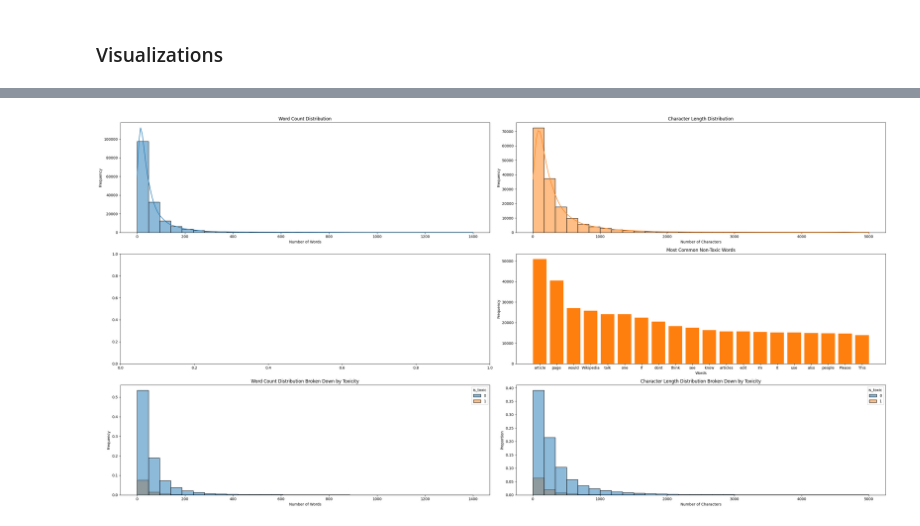
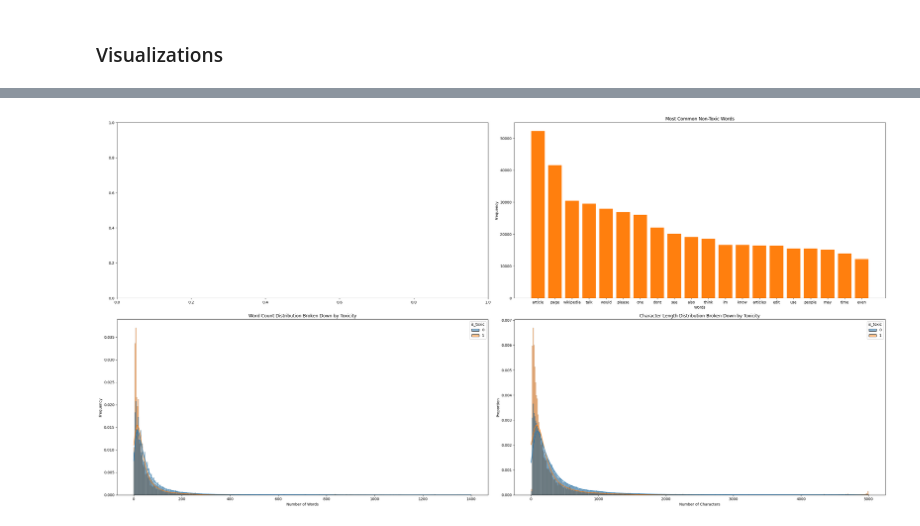
Before and after one commit to johne18/ml_learnings, a Jupyter notebook: SafeChat/notebooks/jigsaw_eda.ipynb, the cells around one changed output, grey strips where cells are left out. Saved outputs shown, nothing was run; the diff lists cells and outputs as text; code cells hidden in the pictures.

```diff
--- a/SafeChat/notebooks/jigsaw_eda.ipynb
+++ b/SafeChat/notebooks/jigsaw_eda.ipynb
@@ -65,0 +69,3 @@ np.int64(0)
+# %%
+jigsaw_cleaned_df['comment_text'] = jigsaw_cleaned_df['comment_text'].str.lower()
+jigsaw_cleaned_df.head(5)
@@ -81,30 +163,5 @@ non_toxic_df = jigsaw_cleaned_df[jigsaw_cleaned_df['is_toxic'] == 0]['comment_te
 # %%
-fig, axes = plt.subplots(3, 2, figsize=(30, 15))
-
-# ============= Word count distribution ============
-
-
-# Split each and get length of each string in the comment_text column
-sns.histplot(jigsaw_cleaned_df['comment_text'].str.split().str.len(), bins=30, kde=True, color='tab:blue', ax=axes[0,0])
-axes[0,0].set_title('Word Count Distribution')
-axes[0,0].set_xlabel('Number of Words')
-axes[0,0].set_ylabel('Frequency')
-
-
-# ============= Word count distribution ============
-
-
-# ========== Character length distribution ==========
-
-
-# Get length of each string in the comment_text column
-sns.histplot(jigsaw_cleaned_df['comment_text'].str.len(), bins=30, kde=True, color='tab:orange', ax=axes[0,1])
-axes[0,1].set_title('Character Length Distribution')
-axes[0,1].set_xlabel('Number of Characters')
-axes[0,1].set_ylabel('Frequency')
-
-
-# ========== Character length distribution ==========
+fig, axes = plt.subplots(2, 2, figsize=(30, 15))
 
 
 # ================= Toxic Words ====================
@@ -129,57 +186,60 @@ top_n_words = 20
 
 
 # Plot top n Toxic Words
-# axes[1,0].bar(toxic_words.head(top_n_words).index, toxic_words.head(top_n_words).values, color='tab:blue')
-# axes[1,0].set_title('Most Common Toxic Words')
-# axes[1,0].set_xlabel('Words')
-# axes[1,0].set_ylabel('Frequency')
+# axes[0,0].bar(toxic_words.head(top_n_words).index, toxic_words.head(top_n_words).values, color='tab:blue')
+# axes[0,0].set_title('Most Common Toxic Words')
+# axes[0,0].set_xlabel('Words')
+# axes[0,0].set_ylabel('Frequency')
 
 
 # Plot top n Non-Toxic Words
-axes[1,1].bar(non_toxic_words.head(top_n_words).index, non_toxic_words.head(top_n_words).values, color='tab:orange')
-axes[1,1].set_title('Most Common Non-Toxic Words')
-axes[1,1].set_xlabel('Words')
-axes[1,1].set_ylabel('Frequency')
+axes[0,1].bar(non_toxic_words.head(top_n_words).index, non_toxic_words.head(top_n_words).values, color='tab:orange')
+axes[0,1].set_title('Most Common Non-Toxic Words')
+axes[0,1].set_xlabel('Words')
+axes[0,1].set_ylabel('Frequency')
 
 
 # ================= Toxic Words ====================
 
 
 # ================= Word and Character Distribution by Toxicity ====================
 
 
+# Get number of bins using Freedman–Diaconis rule since the graph is skewed
 sns.histplot(
              data=jigsaw_cleaned_df,
              x=jigsaw_cleaned_df['comment_text'].str.split().str.len(),
-             bins=30,
+             bins=415,
              hue=jigsaw_cleaned_df['is_toxic'],
-             stat="proportion",
+             stat="density",  # Probability Density
+             common_norm=False,  # Each subset is normalized independently (looking at each classes' shape)
+             kde=True,
              palette=['tab:blue', 'tab:orange'],
-             ax=axes[2,0]
-)
-axes[2,0].set_title('Word Count Distribution Broken Down by Toxicity')
-axes[2,0].set_xlabel('Number of Words')
-axes[2,0].set_ylabel('Frequency')
+             ax=axes[1,0])
+axes[1,0].set_title('Word Count Distribution Broken Down by Toxicity')
+axes[1,0].set_xlabel('Number of Words')
+axes[1,0].set_ylabel('Frequency')
 
 
 sns.histplot(
              data=jigsaw_cleaned_df,
              x=jigsaw_cleaned_df['comment_text'].str.len(),
-             bins=30,
+             bins=415,
              hue=jigsaw_cleaned_df['is_toxic'],
-             stat="proportion",
+             stat="density",
+             common_norm=False,
+             kde=True,
              palette=['tab:blue', 'tab:orange'],
-             ax=axes[2,1]
+             ax=axes[1,1]
 )
-axes[2,1].set_title('Character Length Distribution Broken Down by Toxicity')
-axes[2,1].set_xlabel('Number of Characters')
-axes[2,1].set_ylabel('Proportion')
+axes[1,1].set_title('Character Length Distribution Broken Down by Toxicity')
+axes[1,1].set_xlabel('Number of Characters')
+axes[1,1].set_ylabel('Proportion')
 
 
 # ================= Word and Character Distribution by Toxicity ====================
 
-
 plt.tight_layout()
 plt.show()
 # %% [output]
-[figure, old version]
+[figure, new version]
```
Also changed, not shown: parts of 35 cells of this notebook, 4 other files.
